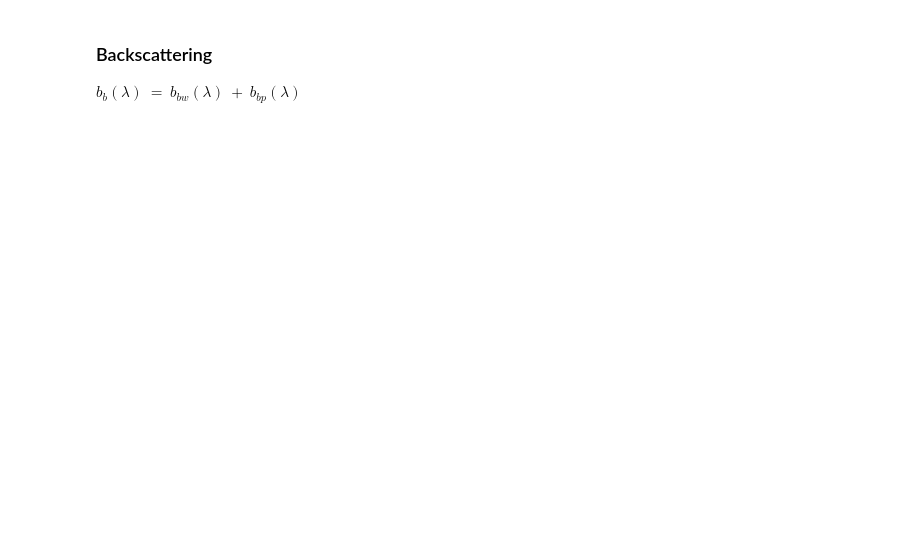
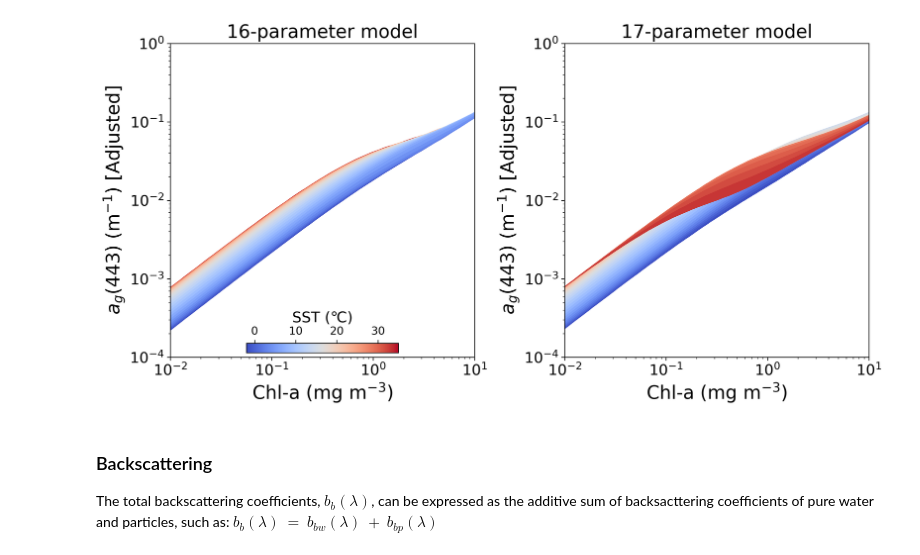
Before and after one commit to XuerongSun/Ocean-Colour-Modelling-Framework, a Jupyter notebook: SUN_BREWIN_et_al_OCMF.ipynb, the cells around one changed output. Saved outputs shown, nothing was run; the diff lists cells and outputs as text; code cells hidden in the pictures; blank space fills up the shorter version.

```diff
--- a/SUN_BREWIN_et_al_OCMF.ipynb
+++ b/SUN_BREWIN_et_al_OCMF.ipynb
@@ -124,31 +211,74 @@ data_ad_17 = pd.concat([data_ad_17, model_ad_17], axis=1)
 # %%
 # absorption of CDOM-ag, with adjustion
+# read chla-specific ag derived from this study
 specific_ag_16 = pd.read_excel('input.xlsx', sheet_name='ag_16').iloc[:,1:]
 specific_ag_17 = pd.read_excel('input.xlsx', sheet_name='ag_17').iloc[:,1:]
 
 ratio_16 = pd.read_excel('input.xlsx', sheet_name='ag_fraction_16')
 ratio_17 = pd.read_excel('input.xlsx', sheet_name='ag_fraction_17')
 
-ag_select_16 = specific_ag_16*ratio_16['fraction'][0]
-ag_select_17 = specific_ag_17*ratio_17['fraction'][0]
+ag_select_16 = specific_ag_16*ratio_16['fraction'][0] # ag adjustion
+ag_select_17 = specific_ag_17*ratio_17['fraction'][0] # ag adjustion
 
 model_ag_16 = np.dot(ag_select_16.loc[:,'Pico':'Micro'], data_pscs[['Cp_16','Cn_16','Cm_16']].T).T
 model_ag_17 = np.dot(ag_select_17.loc[:,'Pico':'Micro'], data_pscs[['Cp_17','Cn_17','Cm_17']].T).T
 
-model_ag_16 = pd.DataFrame(model_ag_16, columns=[i for i in map(str,np.arange(700,399,-1))])
-model_ag_17 = pd.DataFrame(model_ag_17, columns=[i for i in map(str,np.arange(700,399,-1))])
+model_ag_16 = pd.DataFrame(model_ag_16, columns=[i for i in map(str,wavelength)])
+model_ag_17 = pd.DataFrame(model_ag_17, columns=[i for i in map(str,wavelength)])
 
 data_ag_16 = copy.deepcopy(data)
 data_ag_16 = pd.concat([data_ag_16, model_ag_16], axis=1)
 
 data_ag_17 = copy.deepcopy(data)
 data_ag_17 = pd.concat([data_ag_17, model_ag_17], axis=1)
+
+fig, axes = plt.subplots(nrows=1,ncols=2,figsize=(12,6),dpi=300)
+
+cmap_sst = 'coolwarm'
+norm_sst = mpl.colors.Normalize(vmin=-2, vmax=35)
+
+axes[0].pcolormesh(np.reshape(data_ag_16['TChl_a'].values, (num_chla, num_sst)), np.reshape(data_ag_16['443'].values, (num_chla, num_sst)),np.reshape(data_ag_16['SST'].values, (num_chla, num_sst)), cmap=cmap_sst, norm=norm_sst)
+axes[0].set_xscale('log')
+axes[0].set_yscale('log')
+axes[0].set_xlabel('Chl-a'+' ($\mathregular{mg~m^{-3}}$)', fontsize = 20)
+axes[0].set_ylabel(r'$a_{g}$'+'(443) ($\mathregular{m^{-1}}$) [Adjusted]', fontsize = 20)
+axes[0].set_xlim([0.01,10])
+axes[0].set_ylim([0.0001,1])
+axes[0].xaxis.set_tick_params(labelsize=16)
+axes[0].yaxis.set_tick_params(labelsize=16)
+axes[0].set_title('16-parameter model', fontsize = 20)
+axins1 = inset_axes(axes[0],
+                    width="50%",  # width = 50% of parent_bbox width
+                    height="3%",  # height : 5%
+                    loc='lower center')
+
+cb = fig.colorbar(mpl.cm.ScalarMappable(norm=norm_sst, cmap=cmap_sst), cax=axins1, orientation='horizontal',ticks = [0,10,20,30])
+cb.ax.set_xticklabels(['0', '10', '20', '30'])
+cb.set_label(label='SST (℃)', size=16)
+cb.ax.xaxis.set_ticks_position('top')
+cb.ax.xaxis.set_label_position('top')
+cb.ax.tick_params(labelsize=12)
+
+axes[1].pcolormesh(np.reshape(data_ag_17['TChl_a'].values, (num_chla, num_sst)), np.reshape(data_ag_17['443'].values, (num_chla, num_sst)),np.reshape(data_ag_17['SST'].values, (num_chla, num_sst)), cmap=cmap_sst, norm=norm_sst)
+axes[1].set_xscale('log')
+axes[1].set_yscale('log')
+axes[1].set_xlabel('Chl-a'+' ($\mathregular{mg~m^{-3}}$)', fontsize = 20)
+axes[1].set_ylabel(r'$a_{g}$'+'(443) ($\mathregular{m^{-1}}$) [Adjusted]', fontsize = 20)
+axes[1].set_xlim([0.01,10])
+axes[1].set_ylim([0.0001,1])
+axes[1].xaxis.set_tick_params(labelsize=16)
+axes[1].yaxis.set_tick_params(labelsize=16)
+axes[1].set_title('17-parameter model', fontsize = 20)
+
+fig.tight_layout()
+# %% [output]
+[figure, added]
 # %%
 # total absorption
 total_a_16 = data_aw.loc[:,'700':'400'] + data_aph_16.loc[:,'700':'400'] + data_ad_16.loc[:,'700':'400'] + data_ag_16.loc[:,'700':'400']
 total_a_17 = data_aw.loc[:,'700':'400'] + data_aph_17.loc[:,'700':'400'] + data_ad_17.loc[:,'700':'400'] + data_ag_17.loc[:,'700':'400']
 # %% [markdown]
 ### Backscattering
-$b_b(\lambda)~=~b_{bw}(\lambda)~+~b_{bp}(\lambda)$
+The total backscattering coefficients, $b_b(\lambda)$, can be expressed as the additive sum of backsacttering coefficients of pure water and particles, such as: $b_b(\lambda)~=~b_{bw}(\lambda)~+~b_{bp}(\lambda)$
 # %%
 # backscattering of water-bbw (Zhang and Hu, 2009, https://doi.org/10.1364/OE.17.001671; Zhang et al., 2009, https://doi.org/10.1364/OE.17.005698)
```
Also changed, not shown: parts of 14 cells of this notebook.
